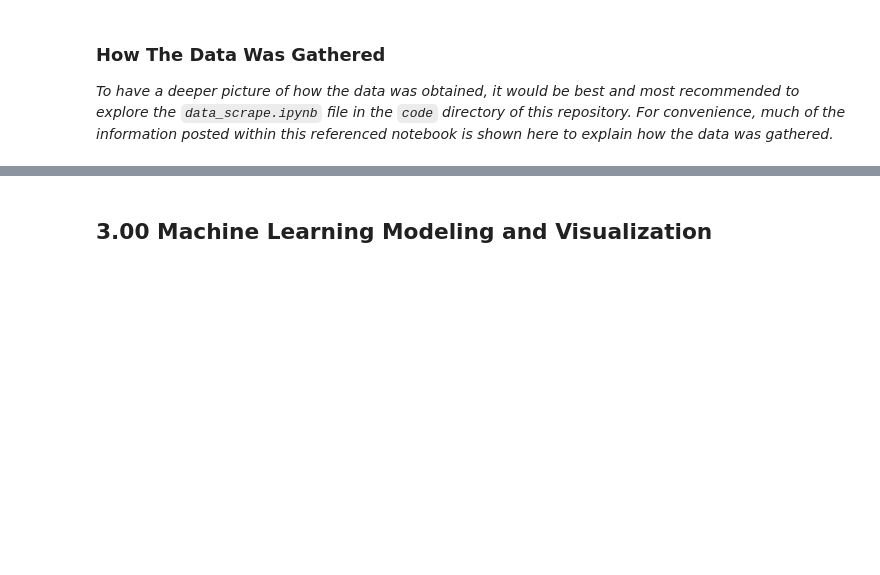
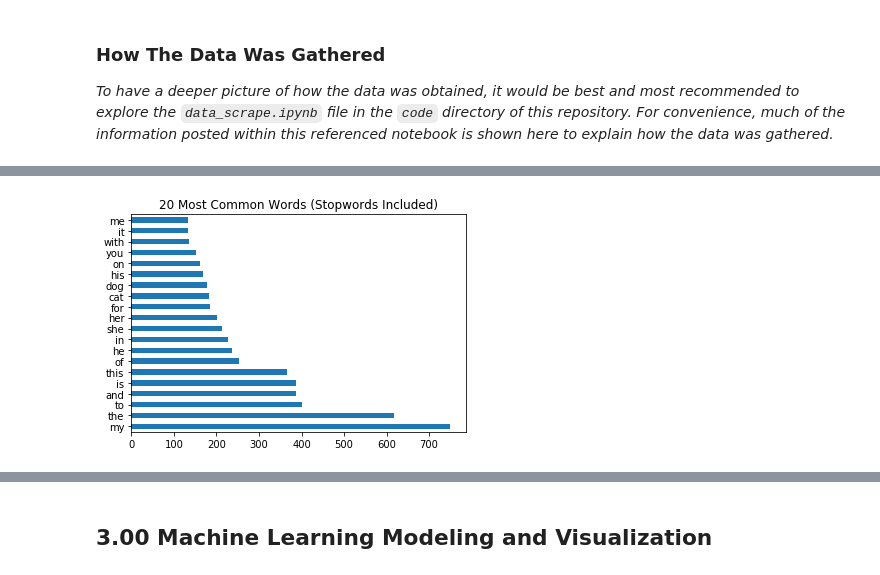
Before and after one commit to chriskuz/reddit_project, a Jupyter notebook: code/project_3_main.ipynb, the cells around one changed output, grey strips where cells are left out. Saved outputs shown, nothing was run; the diff lists cells and outputs as text; code cells hidden in the pictures; blank space fills up the shorter version.

```diff
--- a/code/project_3_main.ipynb
+++ b/code/project_3_main.ipynb
@@ -220,0 +491,11 @@ These features were thought out and chosen out of the plethora of features we co
+# %%
+# Instantiate CountVectorizer for use in EDA
+cv = CountVectorizer()
+
+# Fit CountVectorizer to text data.
+cv.fit(aww_df['title'])
+
+# Transform data based on the fit CountVectorizer.
+X_cv = cv.transform(aww_df['title'])
+# %%
+words = pd.DataFrame(X_cv.todense(), columns=cv.get_feature_names())
@@ -220,0 +522,5 @@ These features were thought out and chosen out of the plethora of features we co
+# %%
+words.sum().sort_values(ascending=False).head(20).plot(kind = 'barh')
+plt.title("20 Most Common Words (Stopwords Included)");
+# %% [output]
+[figure, added]
```
Also changed, not shown: parts of 41 cells of this notebook.
